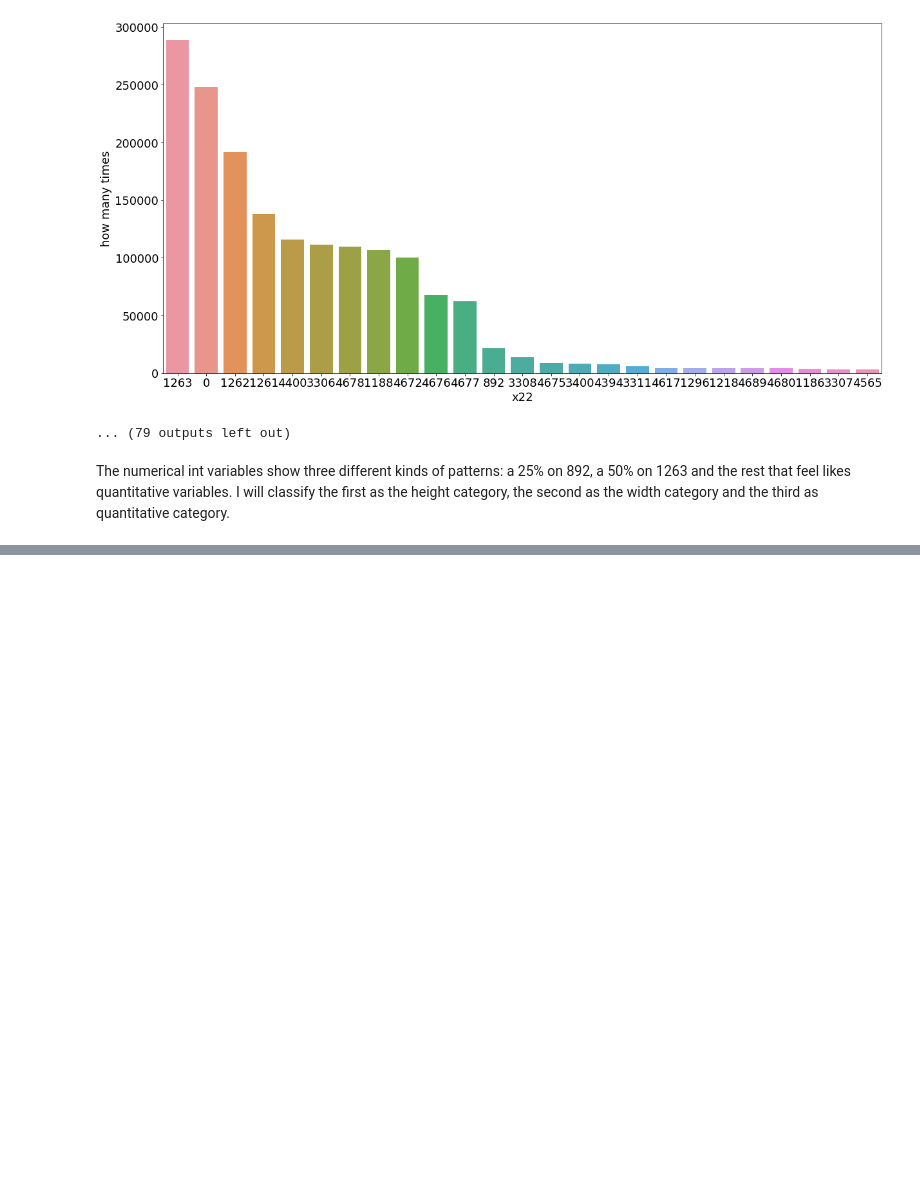
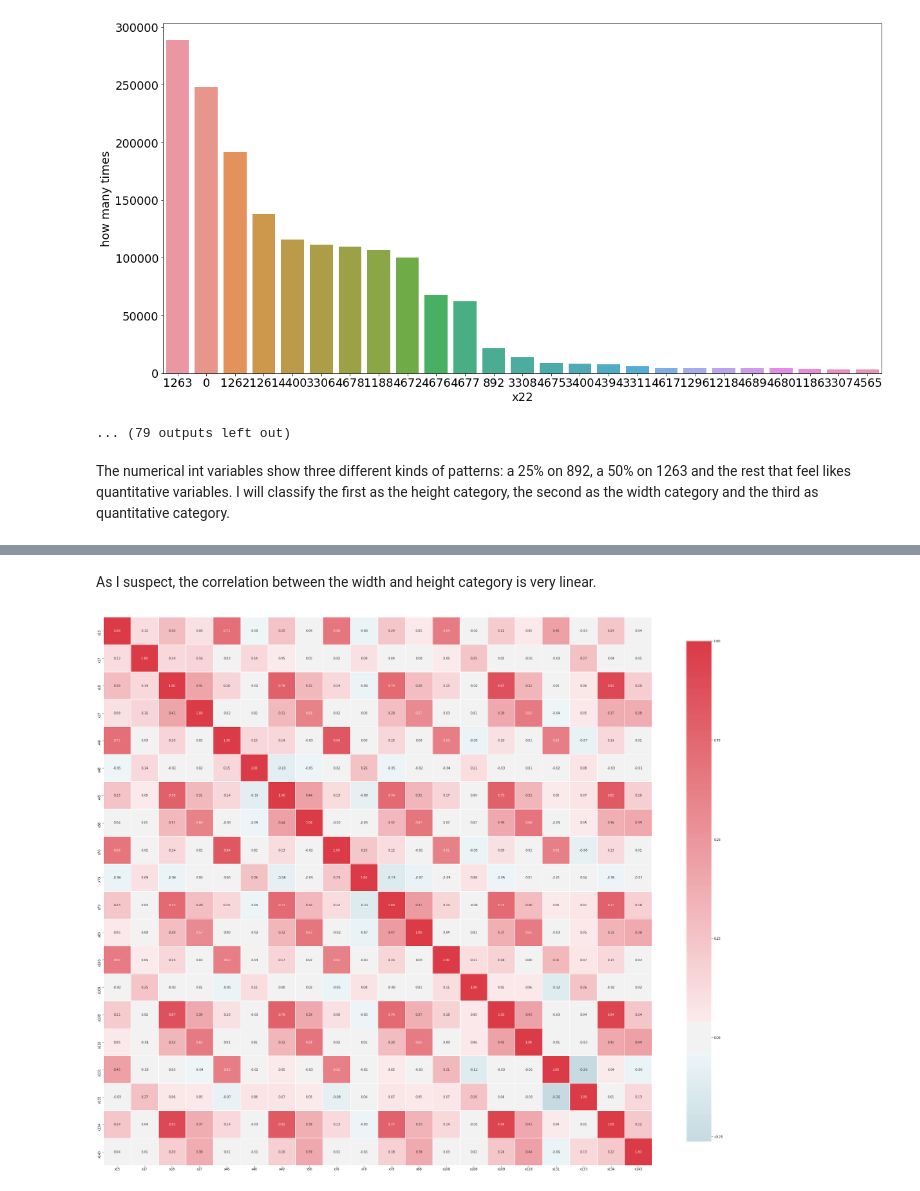
Before and after one commit to felipe-dossantos-dev/mlnd-capstone-tradeshift, a Jupyter notebook: notebooks/capstone-report.ipynb, the cells around one changed output, grey strips where cells are left out. Drawn from its saved outputs; the diff is of its cells as text; code cells hidden in the pictures; blank space fills up the shorter version.

```diff
--- a/notebooks/capstone-report.ipynb
+++ b/notebooks/capstone-report.ipynb
@@ -576,0 +579,6 @@ meta[(meta.category == 'height')]
+# %% [markdown]
+As I suspect, the correlation between the width and height category is very linear.
+# %%
+pl.correlation_map(train_features, meta[(meta.category == 'quantitative')].index)
+# %% [output]
+[figure, added]
```
Also changed, not shown: parts of 12 cells of this notebook, 1 other file.
